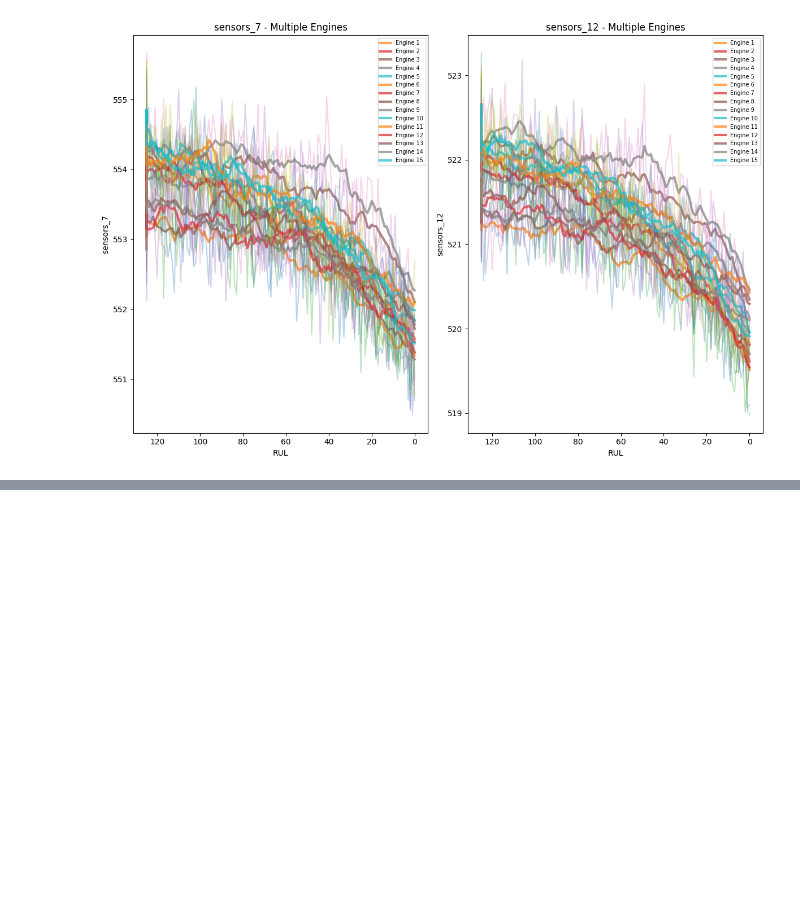
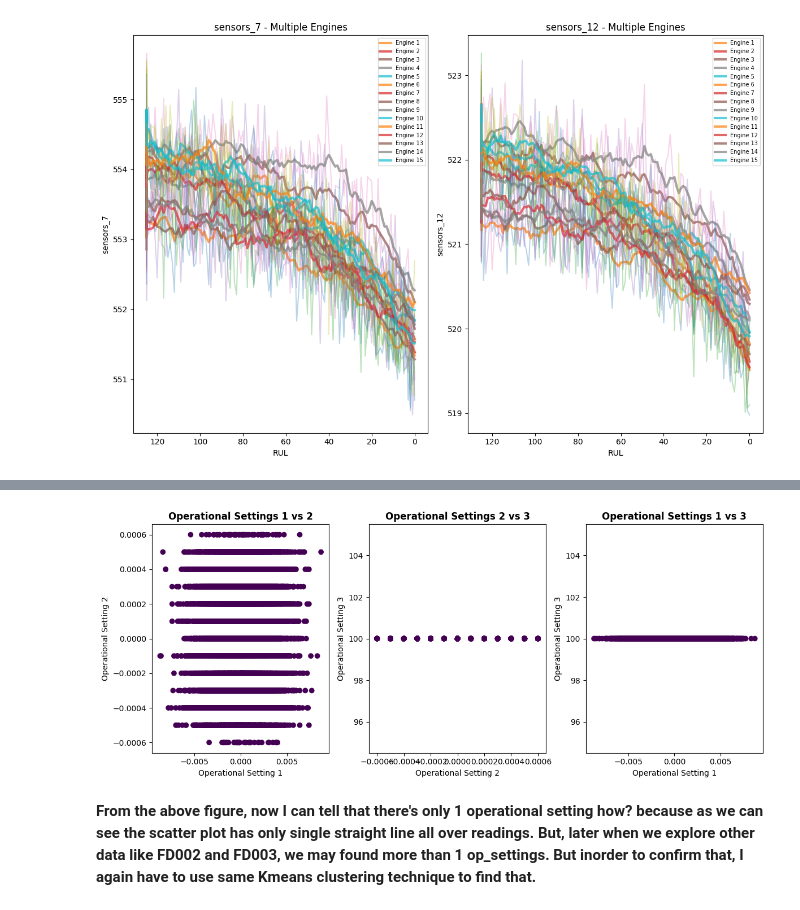
Before and after one commit to rikesh28/predictive_maintenance_engine, a Jupyter notebook: notebooks/01_EDA_domain_analysis.ipynb, the cells around one changed output, grey strips where cells are left out. Saved outputs shown, nothing was run; the diff lists cells and outputs as text; code cells hidden in the pictures; blank space fills up the shorter version.

```diff
--- a/notebooks/01_EDA_domain_analysis.ipynb
+++ b/notebooks/01_EDA_domain_analysis.ipynb
@@ -410,0 +556,43 @@ plt.show()
+# %%
+from sklearn.cluster import KMeans
+from sklearn.preprocessing import StandardScaler
+
+op_settings = train_df_fd001[['operational_setting_1', 'operational_setting_2', 'operational_setting_3']]
+
+scaler = StandardScaler()
+op_settings_scaled = scaler.fit_transform(op_settings)
+
+kmeans = KMeans(n_clusters = 1, random_state = 42, n_init = 10)
+df_copy = train_df_fd001.copy()
+
+df_copy['cluster'] = kmeans.fit_predict(op_settings_scaled)
+
+# Here, I want to know how many operational settings are there in FD001 dataset. For this I am uisng Kmeans clustering from scikit learn
+# which will tell me about this. So, let's visualize Kmeans below.
+# %%
+fig, axes = plt.subplots(1, 3, figsize = (12, 5))
+
+# Operational setting 1 vs 2
+axes[0].scatter(op_settings['operational_setting_1'], op_settings['operational_setting_2'], c = df_copy['cluster'])
+axes[0].set_xlabel('Operational Setting 1')
+axes[0].set_ylabel('Operational Setting 2')
+axes[0].set_title('Operational Settings 1 vs 2', fontsize = 12, fontweight = 'bold')
+
+# 2 vs 3
+axes[1].scatter(op_settings['operational_setting_2'], op_settings['operational_setting_3'], c = df_copy['cluster'])
+axes[1].set_xlabel('Operational Setting 2')
+axes[1].set_ylabel('Operational Setting 3')
+axes[1].set_title('Operational Settings 2 vs 3', fontsize = 12, fontweight = 'bold')
+
+# 1 vs 3
+axes[2].scatter(op_settings['operational_setting_1'], op_settings['operational_setting_3'], c = df_copy['cluster'])
+axes[2].set_xlabel('Operational Setting 1')
+axes[2].set_ylabel('Operational Setting 3')
+axes[2].set_title('Operational Settings 1 vs 3', fontsize = 12, fontweight = 'bold')
+
+plt.tight_layout()
+plt.show()
+# %% [output]
+[figure, added]
+# %% [markdown]
+**From the above figure, now I can tell that there's only 1 operational setting how? because as we can see the scatter plot has only single straight line all over readings. But, later when we explore other data like FD002 and FD003, we may found more than 1 op_settings. But inorder to confirm that, I again have to use same Kmeans clustering technique to find that.**
```
Also changed, not shown: parts of 13 cells of this notebook.
